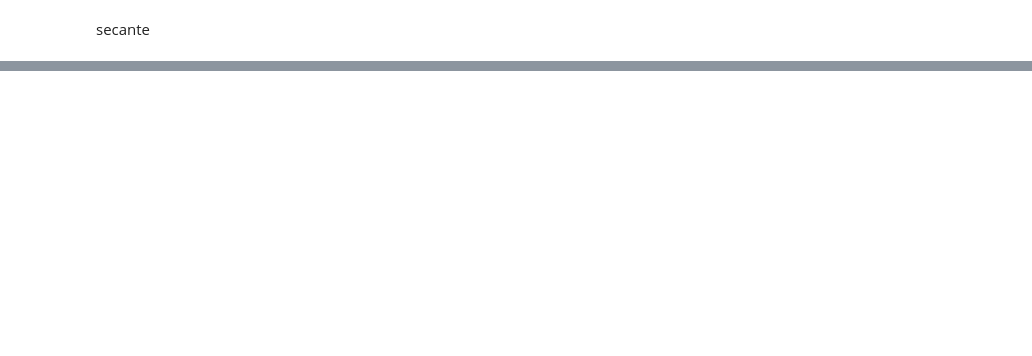
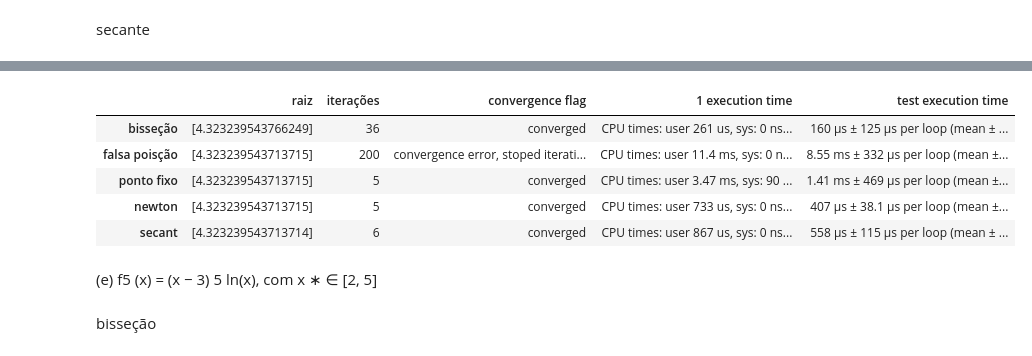
Before and after one commit to antonio357/numerical-methods, a Jupyter notebook: week 3, 4/root_problems.ipynb, the cells around one changed output, grey strips where cells are left out. Saved outputs shown, nothing was run; the diff lists cells and outputs as text; code cells hidden in the pictures; blank space fills up the shorter version.

```diff
--- a/week 3, 4/root_problems.ipynb
+++ b/week 3, 4/root_problems.ipynb
@@ -460,0 +836,5 @@ dataFrame
+# %%
+x1 = 4.5
+x0 = 4
+# %%
+t = %timeit -r 5 -n 100 -c -o opt.root_scalar(f, x0=x0, x1=x1, method='secant', xtol=tol, maxiter=ite)
@@ -460,0 +843,24 @@ dataFrame
+# %%
+%%capture local_cell_data
+%%time
+secante_6 = opt.root_scalar(f, x0=x0, x1=x1, method='secant', xtol=tol, maxiter=ite)
+# %%
+data.append([np.array([secante_6.root], dtype=np.float64), secante_6.iterations, secante_6.flag, local_cell_data.stdout.replace('\n', " | "), str(t)])
+# %%
+dataFrame = pd.DataFrame(data, ["bisseção", "falsa poisção", "ponto fixo", "newton", "secant"],
+                         ["raiz", "iterações", "convergence flag", "1 execution time", "test execution time"])
+pd.set_option("display.max_colwidth", 200)
+dataFrame
+# %% [output]
+|  | raiz | iterações | convergence flag | 1 execution time | test execution time |
+| bisseção | [4.323239543766249] | 36 | converged | CPU times: user 261 us, sys: 0 ns... | 160 µs ± 125 µs per loop (mean ± ... |
+| falsa poisção | [4.323239543713715] | 200 | convergence error, stoped iterati... | CPU times: user 11.4 ms, sys: 0 n... | 8.55 ms ± 332 µs per loop (mean ±... |
+| ponto fixo | [4.323239543713715] | 5 | converged | CPU times: user 3.47 ms, sys: 90 ... | 1.41 ms ± 469 µs per loop (mean ±... |
+| newton | [4.323239543713715] | 5 | converged | CPU times: user 733 us, sys: 0 ns... | 407 µs ± 38.1 µs per loop (mean ±... |
+| secant | [4.323239543713714] | 6 | converged | CPU times: user 867 us, sys: 0 ns... | 558 µs ± 115 µs per loop (mean ± ... |
+# %% [markdown]
+(e) f5
+(x) = (x − 3)
+5
+ln(x), com x
+∗ ∈ [2, 5]
@@ -460,0 +869,2 @@ dataFrame
+# %% [markdown]
+bisseção
```
Also changed, not shown: parts of 189 cells of this notebook.
